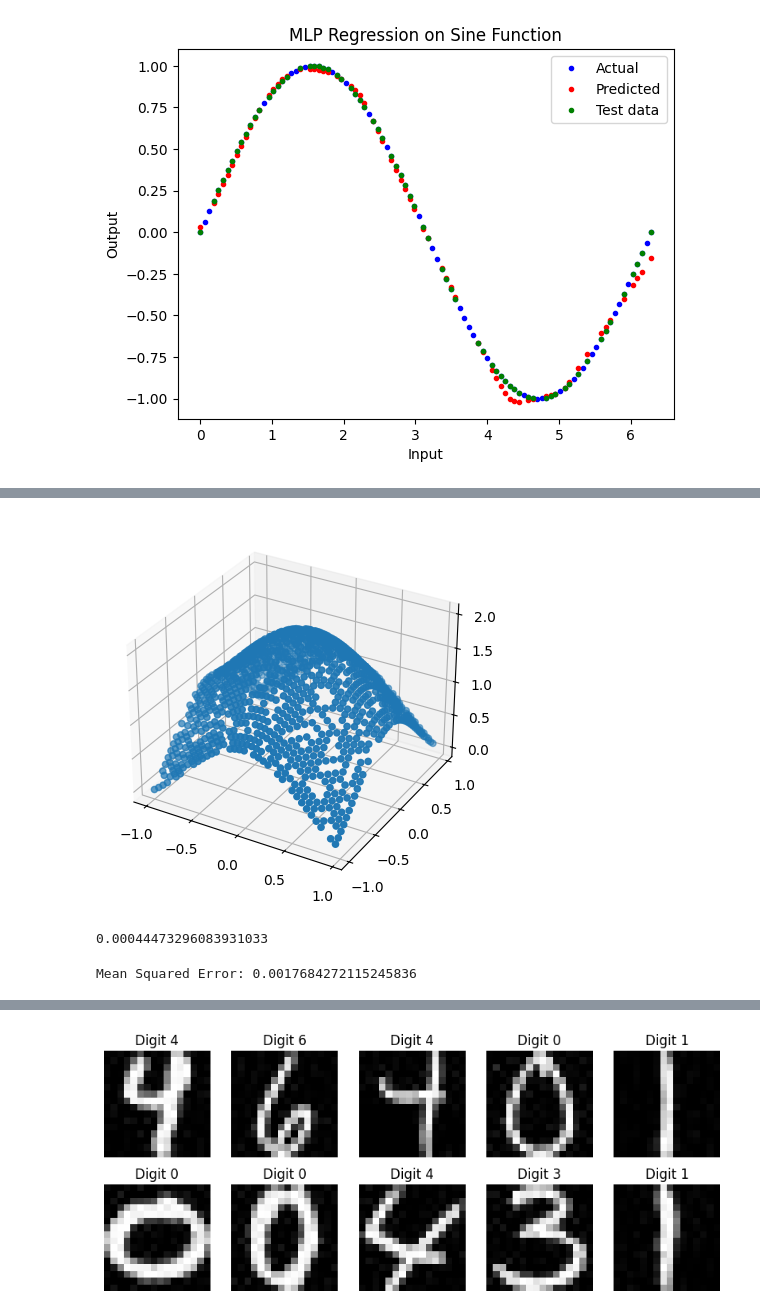
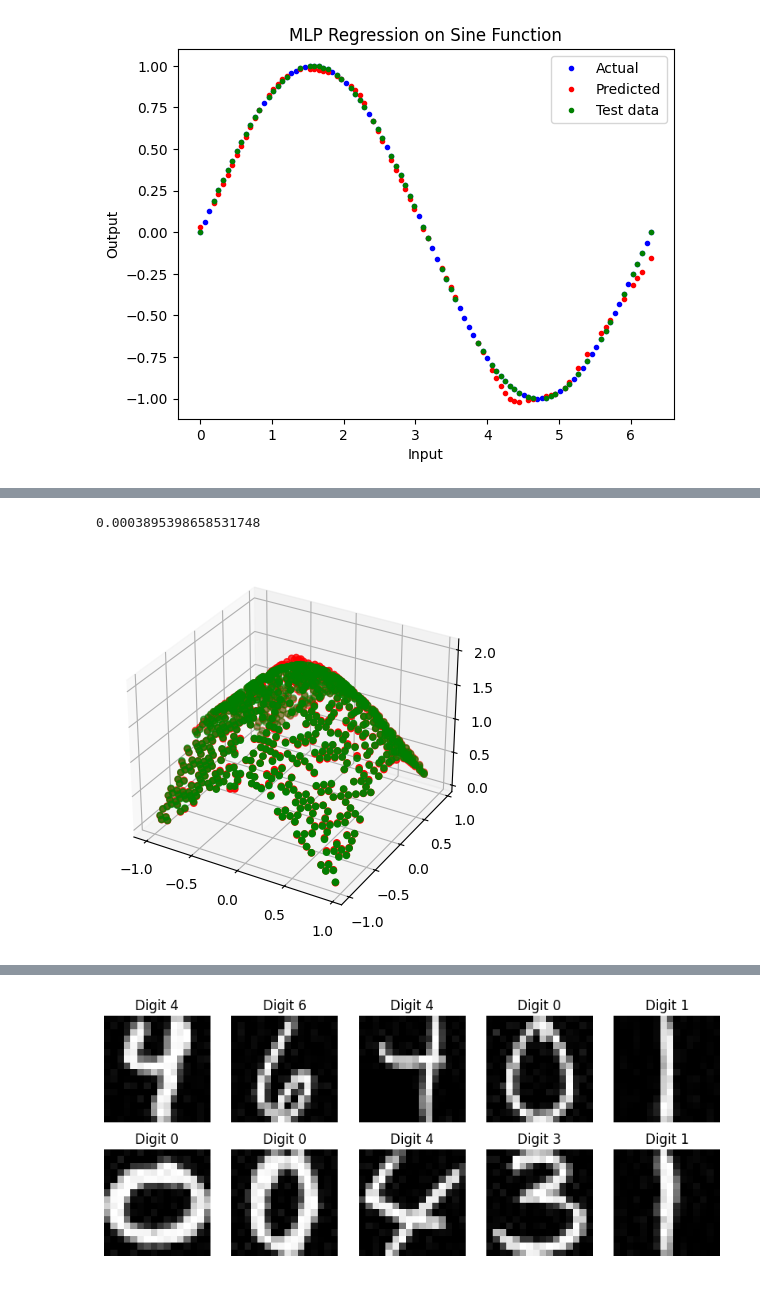
Before and after one commit to Mohsen-Rahimi8001/AI-course, a Jupyter notebook: Neural-Network/neural_network.ipynb, the cells around one changed output, grey strips where cells are left out. Cells and saved outputs as stored; diff of their text form; code cells hidden in the pictures.

```diff
--- a/Neural-Network/neural_network.ipynb
+++ b/Neural-Network/neural_network.ipynb
@@ -386,73 +450,41 @@ from sklearn.neural_network import MLPRegressor
 
 
 def z(x,y):
-    # return np.exp(-(np.square(x) + np.square(y))/0.1)
     return np.sinc(x) + np.sinc(y)
-
 
 x = np.arange(-1,1,0.05)
 xy = [(j,k) for j in x for k in x]
 out = [z(p[0],p[1]) for p in xy]
 
-x_train, x_test, y_train, y_test = train_test_split(xy, out)
+x_train, x_test, y_train, y_test = train_test_split(xy, out, test_size=0.5, random_state=42)
 
 fig = plt.figure()
 ax = fig.add_subplot(projection='3d')
 
 
 x1_vals = np.array([p[0] for p in x_train])
 x2_vals = np.array([p[1] for p in x_train])
 
 
 x1_valz = np.array([p[0] for p in x_test])
 x2_valz = np.array([p[1] for p in x_test])
 
-
-ax.scatter(x1_vals, x2_vals, y_train)
-plt.show()
-
 mlp = MLPRegressor(
-    hidden_layer_sizes=[20],
-    max_iter=3000, #2000 best 3000 second
+    hidden_layer_sizes=(20,),
+    max_iter=3000,
     tol=0,
 )
 
-# train network
 mlp.fit(x_train,y_train)
 
-# test
 predictions = mlp.predict(x_test)
 mse = mean_squared_error(y_test, predictions)
 print(mse)
-ax.scatter(x1_valz, x2_valz, predictions, c='red')
+
+ax.scatter(x1_valz, x2_valz, predictions, label="Predicted", c='red')
+ax.scatter(x1_valz, x2_valz, y_test, label="Test Data", c='green')
 
 plt.show()
 # %% [output]
+0.0003895398658531748
-[figure, old version]
+[figure, new version]
-0.00044473296083931033
-# %%
-import numpy as np
-from sklearn.neural_network import MLPRegressor
-from sklearn.metrics import mean_squared_error
-
-# Generate input data between 0 and 2pi
-X = np.linspace(0, 2*np.pi, 100).reshape(-1, 1)
-
-# Generate target data from the sine function
-y = np.sin(X)
-
-# Create an instance of the MLPRegressor class and set the desired hyperparameters
-# mlp = MLPRegressor(hidden_layer_sizes=(1000,), max_iter=1000, random_state=42)
-mlp = MLPRegressor(hidden_layer_sizes=(50, 50, 50, 50,), max_iter=100000, random_state=42)
-
-# Train the MLP on the data
-mlp.fit(X, y)
-
-# Use the trained MLP to make predictions on the data
-y_pred = mlp.predict(X)
-
-# Calculate the mean squared error between the predicted and actual values
-mse = mean_squared_error(y, y_pred)
-print(f'Mean Squared Error: {mse}')
-# %% [output]
-Mean Squared Error: 0.0017684272115245836
```
Also changed, not shown: parts of 32 cells of this notebook.
